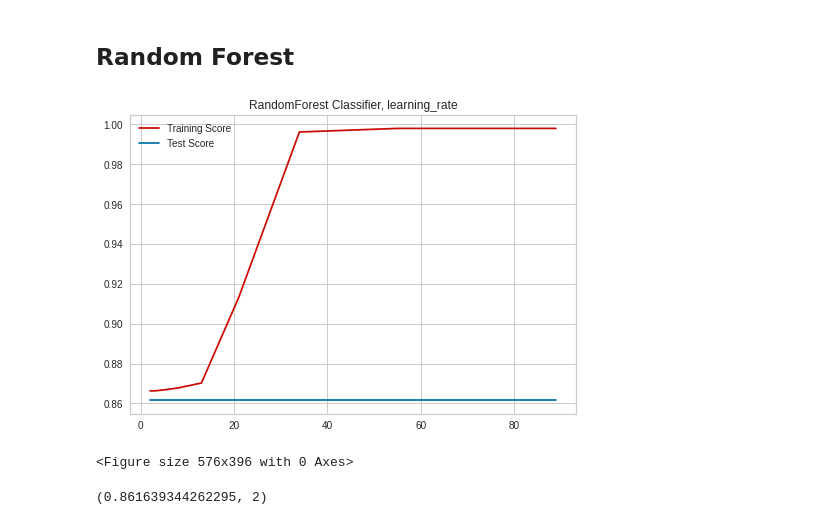
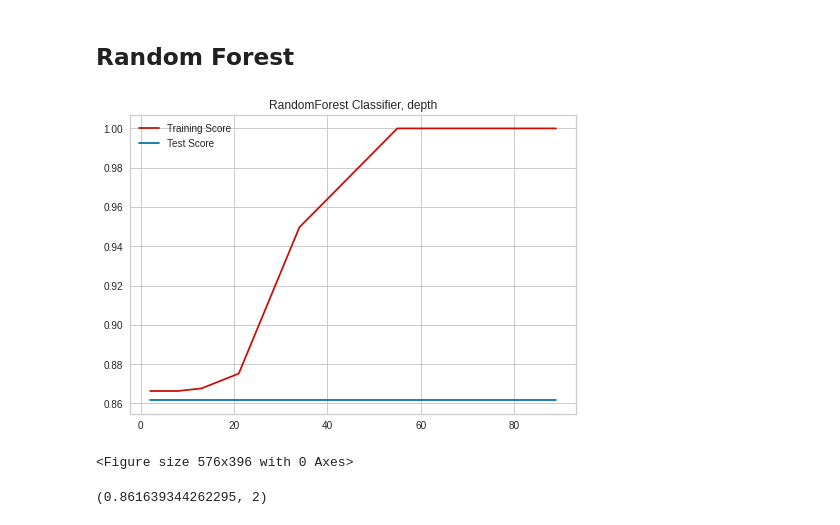
Before and after one commit to ghustavosm/PrevisaoEleicaoDeputados, a Jupyter notebook: Previsão_Eleição_de_Deputados.ipynb, the cells around one changed output. Saved outputs shown, nothing was run; the diff lists cells and outputs as text; code cells hidden in the pictures.

```diff
--- a/Previsão_Eleição_de_Deputados.ipynb
+++ b/Previsão_Eleição_de_Deputados.ipynb
@@ -84,7 +84,7 @@ def remove_columns(data, columns):
     data = data.drop(col, axis=1)
   return data
 
-columns_to_remove = ['ano', 'nome', 'cargo', 'ocupacao', 'estado_civil', 'uf']
+columns_to_remove = ['ano', 'nome', 'cargo']
 all_data = remove_columns(all_data, columns_to_remove)
 final_test = remove_columns(final_test, columns_to_remove)
 train, test = train_test_split(all_data, train_size=0.8)
@@ -397,13 +404,13 @@ Confusion matrix:
 # %% [markdown]
 ## Random Forest
 # %%
-depths = [2, 3, 5, 8, 13, 21, 34, 55, 89]
-acurracy = [get_acurracy(RandomForestClassifier(max_depth=d, random_state=42, n_estimators=200)) for d in depths]
-train_acurracy = [item[0] for item in acurracy]
-test_acurracy = [item[1] for item in acurracy]
-plot_acuracy(train_acurracy, test_acurracy, depths, 'RandomForest Classifier, depth')
-test_acurracy = pd.Series(test_acurracy, index=depths)
+depths_rf = [2, 3, 5, 8, 13, 21, 34, 55, 89]
+acurracy_rf = [get_acurracy(RandomForestClassifier(max_depth=d, random_state=42, n_estimators=200)) for d in depths_rf]
+train_acurracy = [item[0] for item in acurracy_rf]
+test_acurracy = [item[1] for item in acurracy_rf]
+plot_acuracy(train_acurracy, test_acurracy, depths_rf, 'RandomForest Classifier, depth')
+test_acurracy_rf = pd.Series(test_acurracy, index=depths_rf)
 # %% [output]
-[figure, old version]
+[figure, new version]
 <Figure size 576x396 with 0 Axes>
 # %%
```
Also changed, not shown: parts of 47 cells of this notebook.
